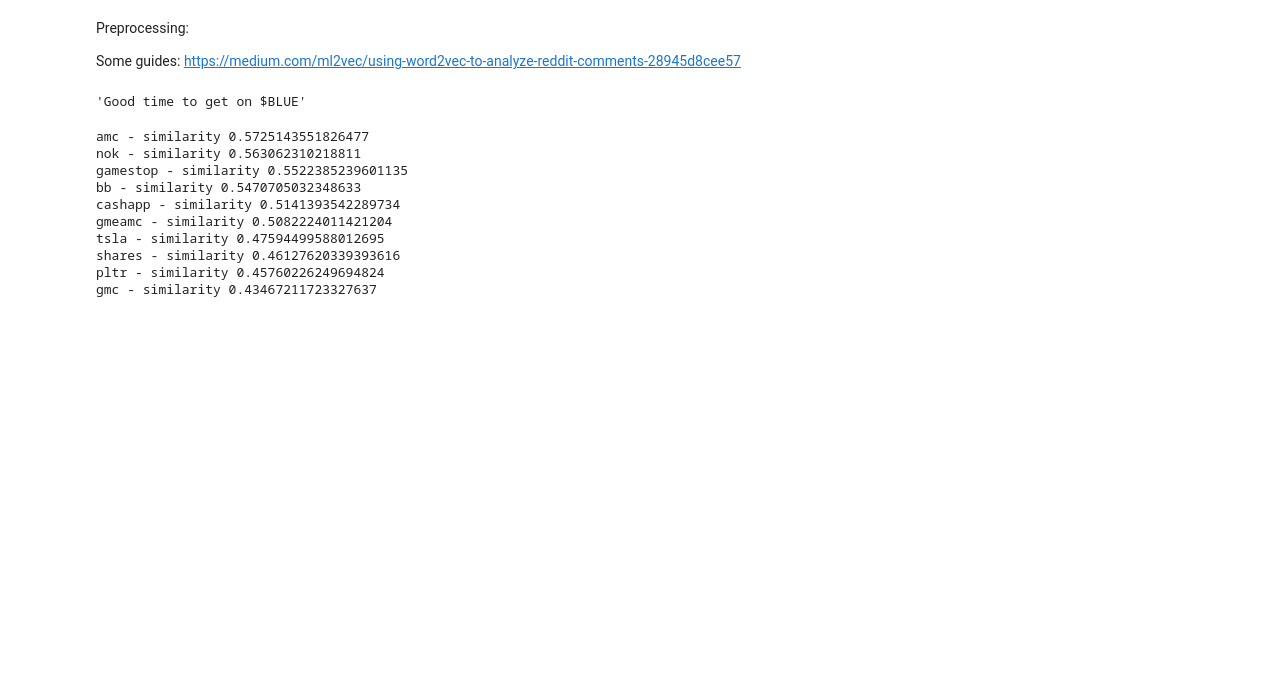
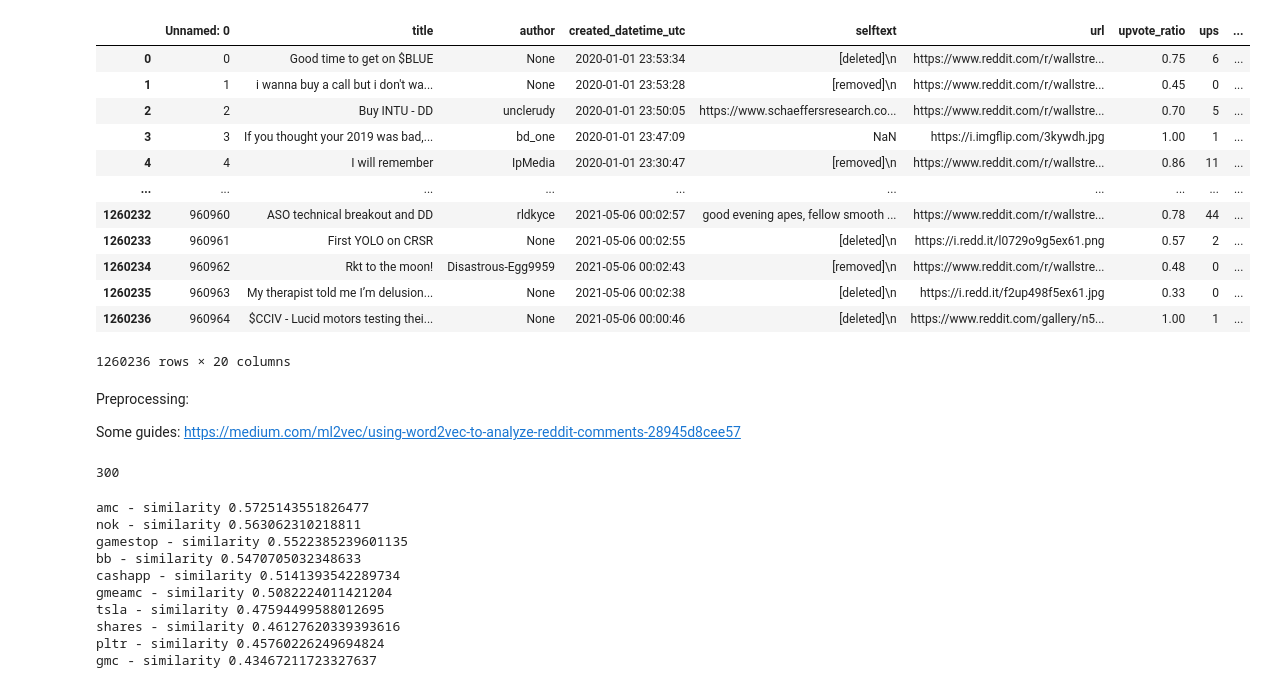
Before and after one commit to ElleNajt/ErdosInstitute-SIG_Project, a Jupyter notebook: Feature_Design/word2vec.ipynb, the cells around one changed output. Saved outputs shown, nothing was run; the diff lists cells and outputs as text; code cells hidden in the pictures; blank space fills up the shorter version.

```diff
--- a/Feature_Design/word2vec.ipynb
+++ b/Feature_Design/word2vec.ipynb
@@ -15,15 +15,26 @@ import numba
 import numpy as np
 # %%
 df = pd.read_csv("../Data/wsb_cleaned.csv")
+# %%
+df = df.dropna(subset = ['title'])
+# %% [output]
+|  | Unnamed: 0 | title | author | created_datetime_utc | selftext | url | upvote_ratio | ups | ... |
+| 0 | 0 | Good time to get on $BLUE | None | 2020-01-01 23:53:34 | [deleted]\n | https://www.reddit.com/r/wallstre... | 0.75 | 6 | ... |
+| 1 | 1 | i wanna buy a call but i don't wa... | None | 2020-01-01 23:53:28 | [removed]\n | https://www.reddit.com/r/wallstre... | 0.45 | 0 | ... |
+| 2 | 2 | Buy INTU - DD | unclerudy | 2020-01-01 23:50:05 | https://www.schaeffersresearch.co... | https://www.reddit.com/r/wallstre... | 0.70 | 5 | ... |
+| 3 | 3 | If you thought your 2019 was bad,... | bd_one | 2020-01-01 23:47:09 | NaN | https://i.imgflip.com/3kywdh.jpg | 1.00 | 1 | ... |
+| 4 | 4 | I will remember | IpMedia | 2020-01-01 23:30:47 | [removed]\n | https://www.reddit.com/r/wallstre... | 0.86 | 11 | ... |
+| ... | ... | ... | ... | ... | ... | ... | ... | ... | ... |
+| 1260232 | 960960 | ASO technical breakout and DD | rldkyce | 2021-05-06 00:02:57 | good evening apes, fellow smooth ... | https://www.reddit.com/r/wallstre... | 0.78 | 44 | ... |
+| 1260233 | 960961 | First YOLO on CRSR | None | 2021-05-06 00:02:55 | [deleted]\n | https://i.redd.it/l0729o9g5ex61.png | 0.57 | 2 | ... |
+| 1260234 | 960962 | Rkt to the moon! | Disastrous-Egg9959 | 2021-05-06 00:02:43 | [removed]\n | https://www.reddit.com/r/wallstre... | 0.48 | 0 | ... |
+| 1260235 | 960963 | My therapist told me I’m delusion... | None | 2021-05-06 00:02:38 | [deleted]\n | https://i.redd.it/f2up498f5ex61.jpg | 0.33 | 0 | ... |
+| 1260236 | 960964 | $CCIV - Lucid motors testing thei... | None | 2021-05-06 00:00:46 | [deleted]\n | https://www.reddit.com/gallery/n5... | 1.00 | 1 | ... |
+1260236 rows × 20 columns
 # %% [markdown]
 Preprocessing:
 
 Some guides: https://medium.com/ml2vec/using-word2vec-to-analyze-reddit-comments-28945d8cee57
-# %%
-corpus = df['title']#.append(df['selftext'])
-corpus[0]
-# %% [output]
-'Good time to get on $BLUE'
 # %%
 regex = re.compile('[^a-zA-Z ]')
 
@@ -77,0 +83,4 @@ df['tokenized_title'] = df.title.apply(clean_up)
+# %%
+model.wv.vector_size
+# %% [output]
+300
```
Also changed, not shown: parts of 6 cells of this notebook.
